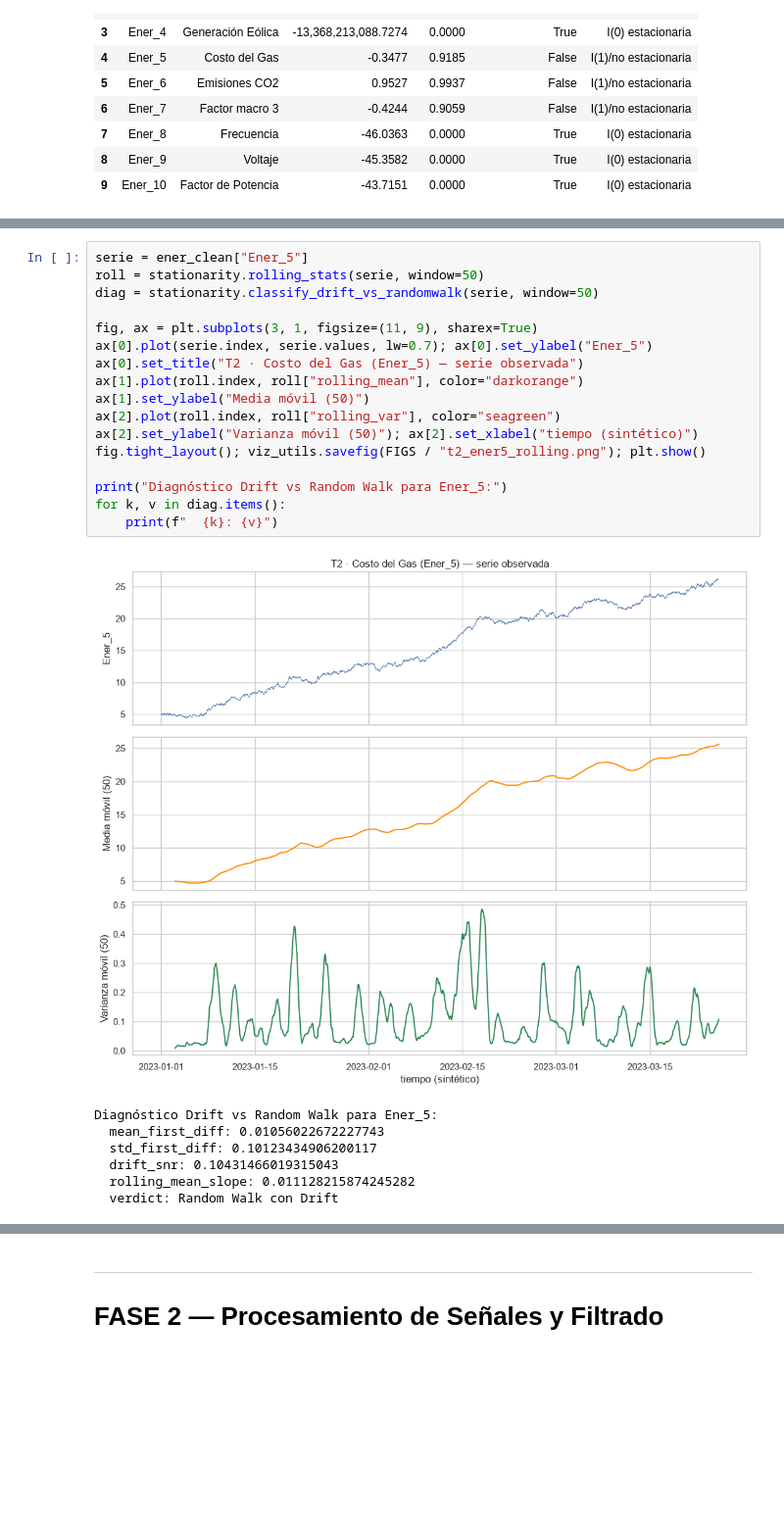
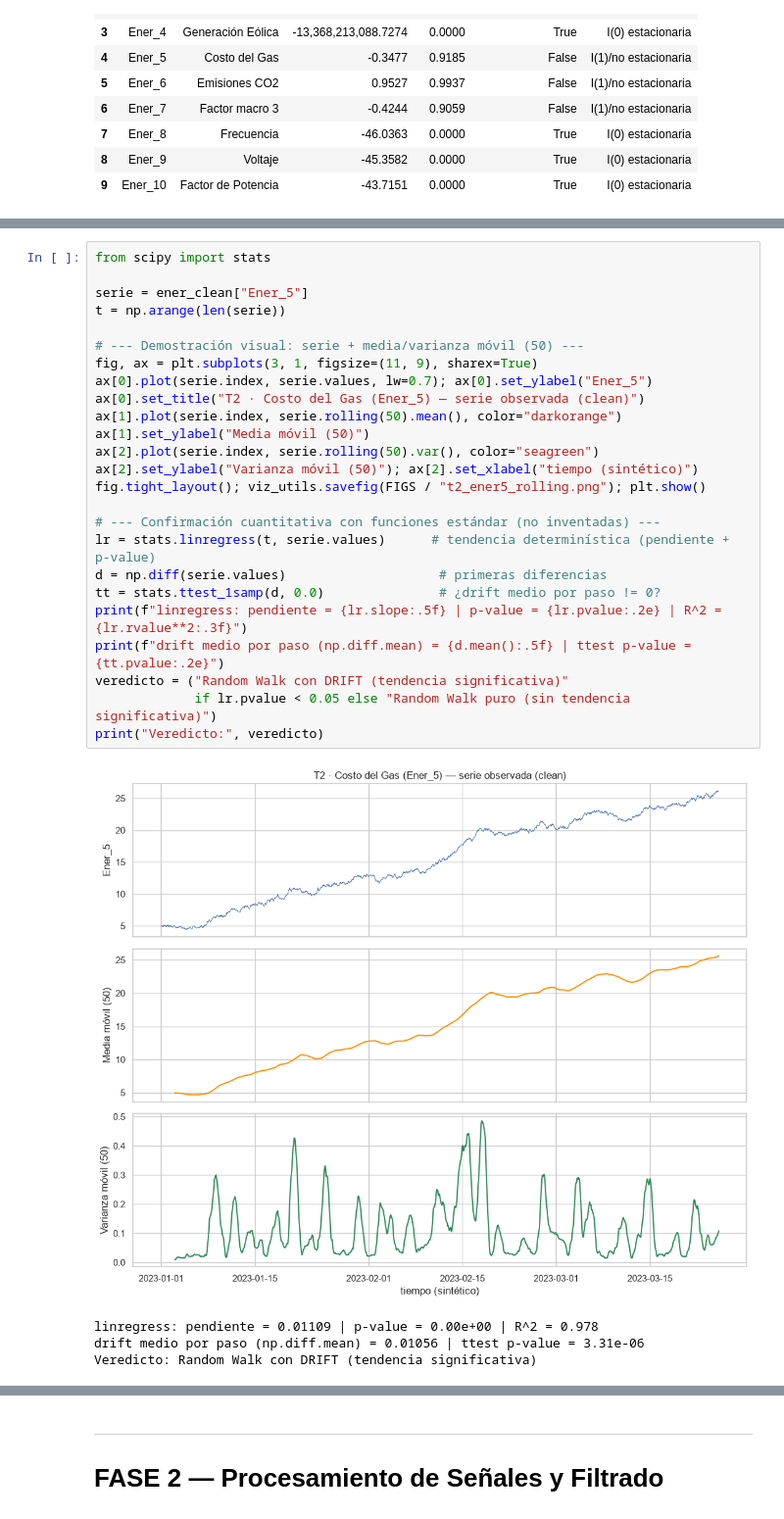
Before and after one commit to santiagovelcasallas/Challenge03_techlogistics-GomezVelez, a Jupyter notebook: notebooks/challenge03_analitica_multidimensional.ipynb, the cells around one changed output, grey strips where cells are left out. Shown at 98% size. Drawn from its saved outputs; the diff is of its cells as text; blank space fills up the shorter version.

```diff
--- a/notebooks/challenge03_analitica_multidimensional.ipynb
+++ b/notebooks/challenge03_analitica_multidimensional.ipynb
@@ -312,26 +339,31 @@ sistemática (tendencia direccional); un **Random Walk puro** vaga sin direcció
 # %%
+from scipy import stats
+
 serie = ener_clean["Ener_5"]
-roll = stationarity.rolling_stats(serie, window=50)
-diag = stationarity.classify_drift_vs_randomwalk(serie, window=50)
+t = np.arange(len(serie))
 
+# --- Demostración visual: serie + media/varianza móvil (50) ---
 fig, ax = plt.subplots(3, 1, figsize=(11, 9), sharex=True)
 ax[0].plot(serie.index, serie.values, lw=0.7); ax[0].set_ylabel("Ener_5")
-ax[0].set_title("T2 · Costo del Gas (Ener_5) — serie observada")
-ax[1].plot(roll.index, roll["rolling_mean"], color="darkorange")
+ax[0].set_title("T2 · Costo del Gas (Ener_5) — serie observada (clean)")
+ax[1].plot(serie.index, serie.rolling(50).mean(), color="darkorange")
 ax[1].set_ylabel("Media móvil (50)")
-ax[2].plot(roll.index, roll["rolling_var"], color="seagreen")
+ax[2].plot(serie.index, serie.rolling(50).var(), color="seagreen")
 ax[2].set_ylabel("Varianza móvil (50)"); ax[2].set_xlabel("tiempo (sintético)")
 fig.tight_layout(); viz_utils.savefig(FIGS / "t2_ener5_rolling.png"); plt.show()
 
-print("Diagnóstico Drift vs Random Walk para Ener_5:")
-for k, v in diag.items():
-    print(f"  {k}: {v}")
+# --- Confirmación cuantitativa con funciones estándar (no inventadas) ---
+lr = stats.linregress(t, serie.values)      # tendencia determinística (pendiente + p-value)
+d = np.diff(serie.values)                    # primeras diferencias
+tt = stats.ttest_1samp(d, 0.0)               # ¿drift medio por paso != 0?
+print(f"linregress: pendiente = {lr.slope:.5f} | p-value = {lr.pvalue:.2e} | R^2 = {lr.rvalue**2:.3f}")
+print(f"drift medio por paso (np.diff.mean) = {d.mean():.5f} | ttest p-value = {tt.pvalue:.2e}")
+veredicto = ("Random Walk con DRIFT (tendencia significativa)"
+             if lr.pvalue < 0.05 else "Random Walk puro (sin tendencia significativa)")
+print("Veredicto:", veredicto)
 # %% [output]
-[figure, old version]
+[figure, new version]
-Diagnóstico Drift vs Random Walk para Ener_5:
-  mean_first_diff: 0.01056022672227743
-  std_first_diff: 0.10123434906200117
-  drift_snr: 0.10431466019315043
-  rolling_mean_slope: 0.011128215874245282
-  verdict: Random Walk con Drift
+linregress: pendiente = 0.01109 | p-value = 0.00e+00 | R^2 = 0.978
+drift medio por paso (np.diff.mean) = 0.01056 | ttest p-value = 3.31e-06
+Veredicto: Random Walk con DRIFT (tendencia significativa)
 # %% [markdown]
```
Also changed, not shown: parts of 4 cells of this notebook, 3 other files.
